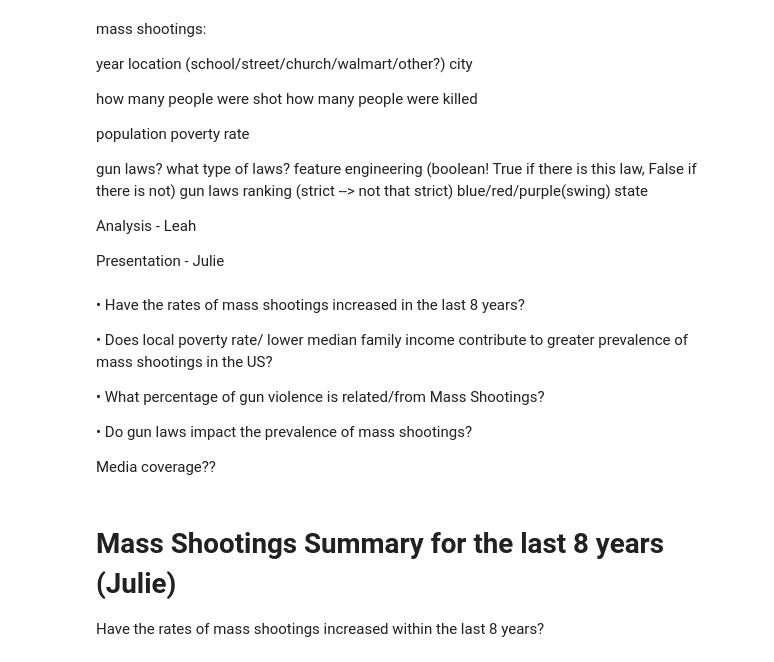
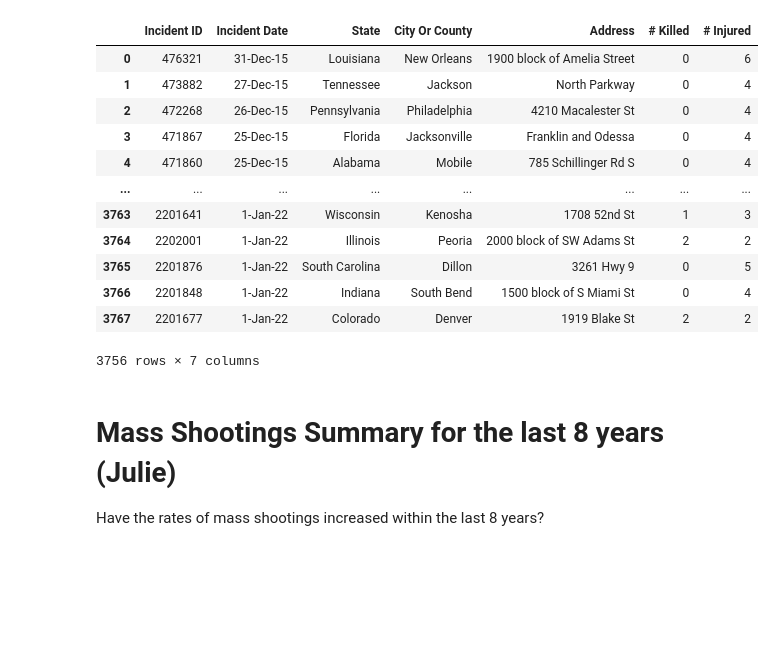
Before and after one commit to leah-apking/project1-mass-shootings, a Jupyter notebook: Project 1_instructions .ipynb, the cells around one changed output. Drawn from its saved outputs; the diff is of its cells as text; code cells hidden in the pictures; blank space fills up the shorter version.

```diff
--- a/Project 1_instructions .ipynb
+++ b/Project 1_instructions .ipynb
@@ -1,30 +0,0 @@
-# %% [markdown]
-mass shootings:
-
-year
-location (school/street/church/walmart/other?)
-city
-
-how many people were shot
-how many people were killed
-
-population
-poverty rate
-
-gun laws? what type of laws? feature engineering (boolean! True if there is this law, False if there is not)
-gun laws ranking (strict --> not that strict)
-blue/red/purple(swing) state
-
-Analysis - Leah
-
-Presentation - Julie
-# %% [markdown]
-•	Have the rates of mass shootings increased in the last 8 years?
-
-•	Does local poverty rate/ lower median family income contribute to greater prevalence of mass shootings in the US?
-
-•	What percentage of gun violence is related/from Mass Shootings?
-
-•	Do gun laws impact the prevalence of mass shootings?
-
-Media coverage??
@@ -41,3 +1,35 @@ Media coverage??
+# %%
+# Dependencies and Setup
+import matplotlib.pyplot as plt
+import pandas as pd
+import numpy as np
+import requests
+import time
+from scipy.stats import linregress
+import datetime
+
+from citipy import citipy
+
+# from api_keys import ______
+
+# # Read the mass shootings file and store into Pandas DataFrames
+mass_shoot_df = pd.read_csv("Resources/mass_shootings_complete.csv")
+mass_shoot_df = mass_shoot_df.dropna()
+mass_shoot_df
+# %% [output]
+|  | Incident ID | Incident Date | State | City Or County | Address | # Killed | # Injured |
+| 0 | 476321 | 31-Dec-15 | Louisiana | New Orleans | 1900 block of Amelia Street | 0 | 6 |
+| 1 | 473882 | 27-Dec-15 | Tennessee | Jackson | North Parkway | 0 | 4 |
+| 2 | 472268 | 26-Dec-15 | Pennsylvania | Philadelphia | 4210 Macalester St | 0 | 4 |
+| 3 | 471867 | 25-Dec-15 | Florida | Jacksonville | Franklin and Odessa | 0 | 4 |
+| 4 | 471860 | 25-Dec-15 | Alabama | Mobile | 785 Schillinger Rd S | 0 | 4 |
+| ... | ... | ... | ... | ... | ... | ... | ... |
+| 3763 | 2201641 | 1-Jan-22 | Wisconsin | Kenosha | 1708 52nd St | 1 | 3 |
+| 3764 | 2202001 | 1-Jan-22 | Illinois | Peoria | 2000 block of SW Adams St | 2 | 2 |
+| 3765 | 2201876 | 1-Jan-22 | South Carolina | Dillon | 3261 Hwy 9 | 0 | 5 |
+| 3766 | 2201848 | 1-Jan-22 | Indiana | South Bend | 1500 block of S Miami St | 0 | 4 |
+| 3767 | 2201677 | 1-Jan-22 | Colorado | Denver | 1919 Blake St | 2 | 2 |
+3756 rows × 7 columns
 # %% [markdown]
 # **Mass Shootings Summary for the last 8 years (Julie)**
 
```
Also changed, not shown: parts of 14 cells of this notebook, 1 other file.
